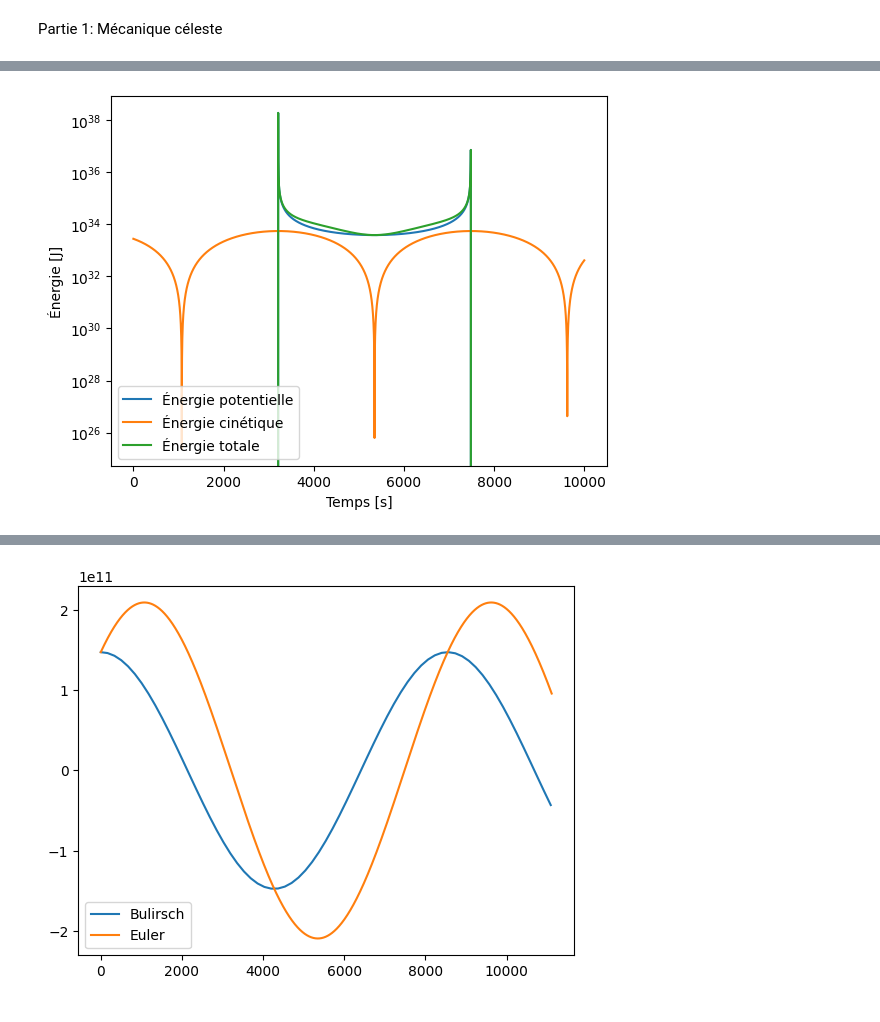
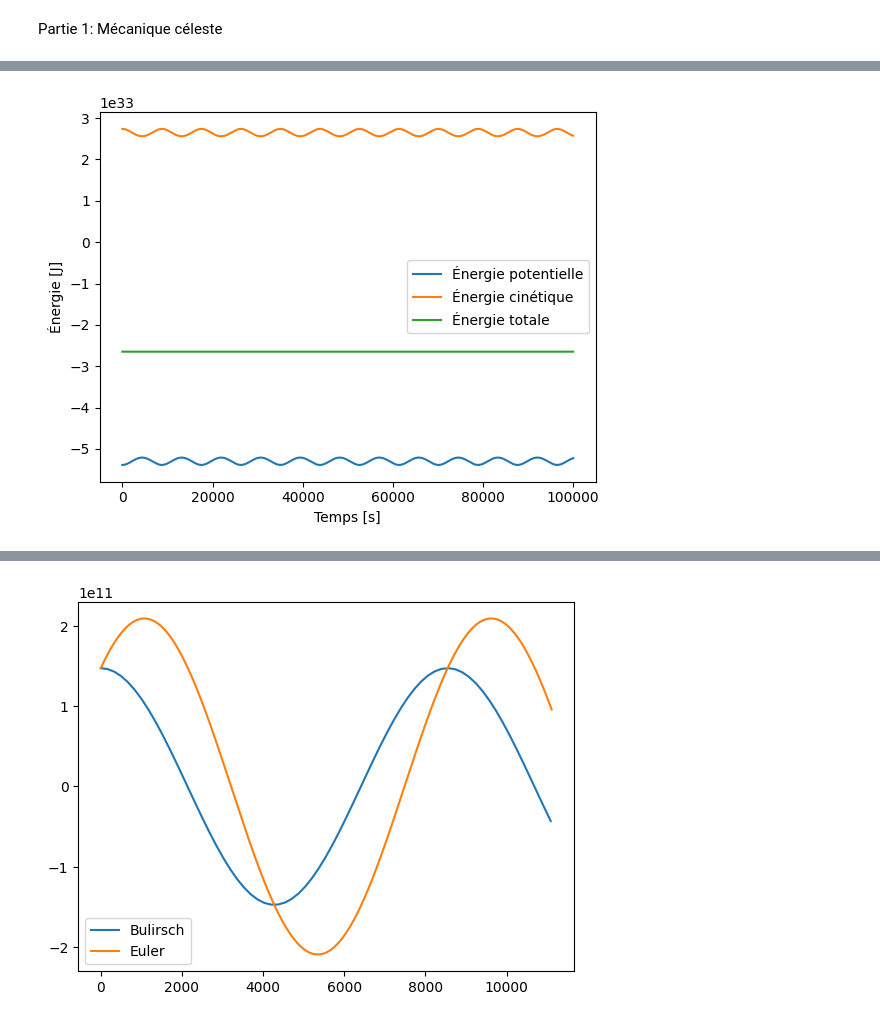
Before and after one commit to gamer39/Physique_numerique, a Jupyter notebook: Tp3/tp3.ipynb, the cells around one changed output, grey strips where cells are left out. Saved outputs shown, nothing was run; the diff lists cells and outputs as text; code cells hidden in the pictures.

```diff
--- a/Tp3/tp3.ipynb
+++ b/Tp3/tp3.ipynb
@@ -54,44 +57,48 @@ plt.show()
 # %%
 def verlet(r_0, v_0, h, max):
-    v_h = [v_0]
-    r_h = [r_0]
-    U = [-G.value*M_sun.value*M_earth.value/r_0]
-    E_k = [1/2*M_earth.value*v_0**2]
+    r = np.array([r_0, 0])
+    v_1 =  np.array([0,v_0]) + 0.5 * h * f(r)
+
+    U = [-G.value*M_sun.value*M_earth.value/np.linalg.norm(r)]
+    E_k = [1/2*M_earth.value*np.linalg.norm(v_1)**2]
     E_tot = [U[0]+E_k[0]]
-
-    v_1  =  v_0 + 0.5 * h * f(r_0)
-    r = r_0
+    vx=[v_1[0]]
+    vy=[v_1[1]]
+    x = [r[0]]
+    y =[r[1]]
 
     for i in range(1, max):
         r = r + h * v_1
-        if  abs(r) < 1000:
-            r = 1000
         k = h * f(r)
         v_2 = v_1 + 0.5 * k
         v_1 = v_1 + k
+        vx.append(v_2[0])
+        vy.append(v_2[1])
+        x.append(r[0])
+        y.append(r[1])
 
-        v_h.append(v_2)
-        r_h.append(r)
+        E_k.append(1/2*M_earth.value*np.linalg.norm(v_2)**2)
+        U.append(-G.value*M_sun.value*M_earth.value/np.linalg.norm(r))
+        E_tot.append(U[i] + E_k[i])
 
-        E_k.append(1/2*M_earth.value*v_2**2)
-        U.append(-G.value*M_sun.value*M_earth.value/r)
-        E_tot.append(U[i] + E_k[i])
-    return(U, E_k, E_tot)
+    return(E_k,U, E_tot)
 
 
-U, E_k, E_totVerlet = verlet(r_0, v_0, 3600, max)
+
+
+E_k, U, E_totVerlet = verlet(r_0, v_0, 3600, max)
 
 
 plt.figure()
-plt.semilogy(temps,U, label = "Énergie potentielle")
-plt.semilogy(temps, E_k, label = "Énergie cinétique")
-plt.semilogy(temps, E_totVerlet, label = "Énergie totale")
+plt.plot(temps,U, label = "Énergie potentielle")
+plt.plot(temps, E_k, label = "Énergie cinétique")
+plt.plot(temps, E_totVerlet, label = "Énergie totale")
 plt.ylabel("Énergie [J]")
 plt.xlabel("Temps [s]")
 plt.legend()
 plt.show()
 # %% [output]
-[figure, old version]
+[figure, new version]
 # %%
 def Euler(a, b, h, r_0, v_0):
     tpoints = np.arange(a,b,h)
```
Also changed, not shown: parts of 2 cells of this notebook.
